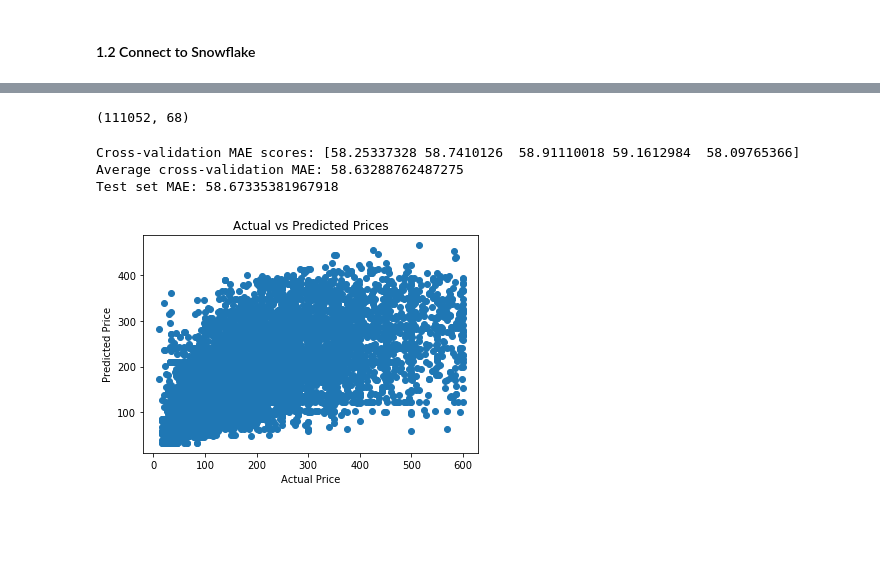
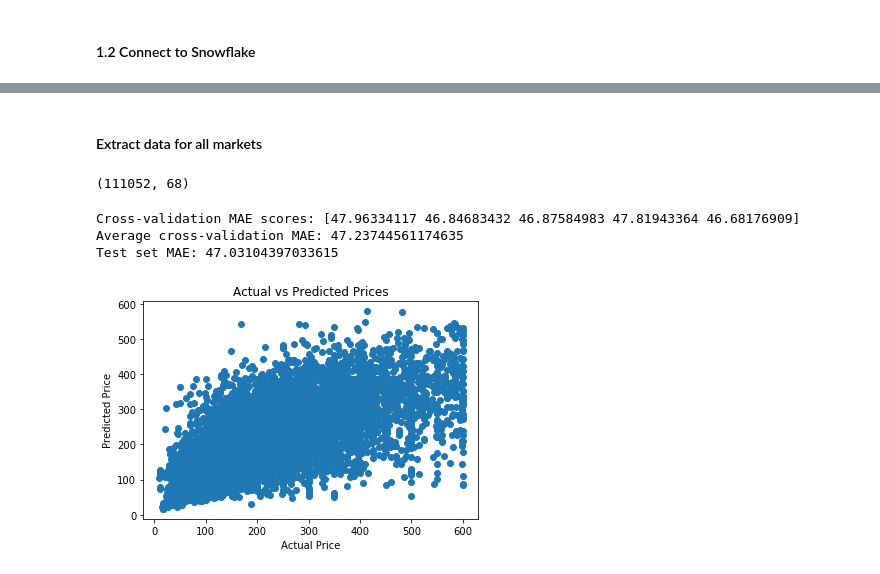
Before and after one commit to kobrinsam/airbnb-pricing-dashboard, a Jupyter notebook: train.ipynb, the cells around one changed output, grey strips where cells are left out. Drawn from its saved outputs; the diff is of its cells as text; code cells hidden in the pictures; blank space fills up the shorter version.

Commit message:
added lat log to improve model. add model run log

```diff
--- a/train.ipynb
+++ b/train.ipynb
@@ -124,9 +104,11 @@ Select listings data for albany market.
+# %% [markdown]
+#### Extract data for all markets
 # %%
 sql_query = '''
 select * from listings
  '''
 
-df = get_data(sql_query)
-df.shape
+df_raw = get_data(sql_query)
+df_raw.shape
 # %% [output]
 (111052, 68)
@@ -152,25 +137,15 @@ y = df[target]
 X_train, X_test, y_train, y_test = train_test_split(X, y, test_size=0.2, random_state=42)
 # %%
-from sklearn.pipeline import Pipeline
-from sklearn.compose import ColumnTransformer
-from sklearn.preprocessing import StandardScaler, OneHotEncoder
-from sklearn.impute import SimpleImputer
-from sklearn.linear_model import LogisticRegression
-from sklearn.ensemble import RandomForestRegressor
-from sklearn.metrics import mean_absolute_error
-import numpy as np
-
-def create_pipeline():
+# Define the pipeline
+def createPipeline(numerical_features, categorical_features):
     # Define the preprocessing for numerical features
-    #numerical_features = ['num_feature1', 'num_feature2']  # replace with your actual numerical feature names
-    numerical_transformer = Pipeline(steps=[
+    numericalTransformer = Pipeline(steps=[
         ('imputer', SimpleImputer(strategy='median')),
         ('scaler', StandardScaler())
     ])
 
     # Define the preprocessing for categorical features
-    #categorical_features = ['cat_feature1', 'cat_feature2']  # replace with your actual categorical feature names
-    categorical_transformer = Pipeline(steps=[
+    categoricalTransformer = Pipeline(steps=[
         ('imputer', SimpleImputer(strategy='constant', fill_value='missing')),
         ('onehot', OneHotEncoder(handle_unknown='ignore'))
     ])
@@ -178,46 +153,79 @@ def create_pipeline():
     # Combine preprocessing for numerical and categorical features
     preprocessor = ColumnTransformer(
         transformers=[
-            ('num', numerical_transformer, numerical_features),
-            ('cat', categorical_transformer, categorical_features)
+            ('num', numericalTransformer, numerical_features),
+            ('cat', categoricalTransformer, categorical_features)
         ])
 
     # Create the pipeline
     pipeline = Pipeline(steps=[
         ('preprocessor', preprocessor),
-        ('regressor', KNeighborsRegressor(n_neighbors=50))
+        ('regressor', RandomForestRegressor(n_estimators=100, random_state=42))
     ])
 
     return pipeline
 
+# Function to log parameters, metrics, and features to a text file
+def log_to_file(log_file, params, metrics):
+    with open(log_file, 'w') as f:
+        f.write("Parameters:\n")
+        for key, value in params.items():
+            f.write(f"{key}: {value}\n")
+        f.write("\nMetrics:\n")
+        for key, value in metrics.items():
+            f.write(f"{key}: {value}\n")
+
+# Parameters and file paths
+log_file = 'experiment_log.txt'
+model_file = 'regression_pipeline.joblib'
+
 # Create the pipeline
-pipeline = create_pipeline()
+pipeline = createPipeline(numerical_features, categorical_features)
 
-# Perform cross-validation with MAE
+# Perform cross-validation with Mean Absolute Error (MAE)
 maeScores = cross_val_score(pipeline, X_train, y_train, cv=5, scoring='neg_mean_absolute_error')
 maeScores = -maeScores  # Convert negative MAE to positive
 print("Cross-validation MAE scores:", maeScores)
 print("Average cross-validation MAE:", maeScores.mean())
+
+# Parameters and metrics to log
+params = {
+    "model_type": "RandomForestRegressor",
+    "n_estimators": 100,
+    "numerical_features": numerical_features,
+    "categorical_features": categorical_features
+}
+metrics = {
+    "cv_mae_mean": maeScores.mean(),
+    "cv_mae_std": maeScores.std()
+}
+
+# Log parameters and metrics to file
+log_to_file(log_file, params, metrics)
 
 # Train the model on the entire training set
 pipeline.fit(X_train, y_train)
 
 # Predict and evaluate the model on the test set using MAE
 y_pred = pipeline.predict(X_test)
 mae_test = mean_absolute_error(y_test, y_pred)
 print("Test set MAE:", mae_test)
 
-# Save the model weights
-joblib.dump(pipeline, 'regression_pipeline.joblib')
+# Log test MAE to file
+with open(log_file, 'a') as f:
+    f.write(f"\ntest_mae: {mae_test}\n")
+
+# Save the model
+joblib.dump(pipeline, model_file, compress=('gzip', 3))
 
 # Plot the results
 plt.scatter(y_test, y_pred)
 plt.xlabel('Actual Price')
 plt.ylabel('Predicted Price')
 plt.title('Actual vs Predicted Prices')
 plt.show()
 # %% [output]
-Cross-validation MAE scores: [58.25337328 58.7410126  58.91110018 59.1612984  58.09765366]
-Average cross-validation MAE: 58.63288762487275
-Test set MAE: 58.67335381967918
+Cross-validation MAE scores: [47.96334117 46.84683432 46.87584983 47.81943364 46.68176909]
+Average cross-validation MAE: 47.23744561174635
+Test set MAE: 47.03104397033615
-[figure, old version]
+[figure, new version]
```
Also changed, not shown: parts of 15 cells of this notebook, 7 other files.
